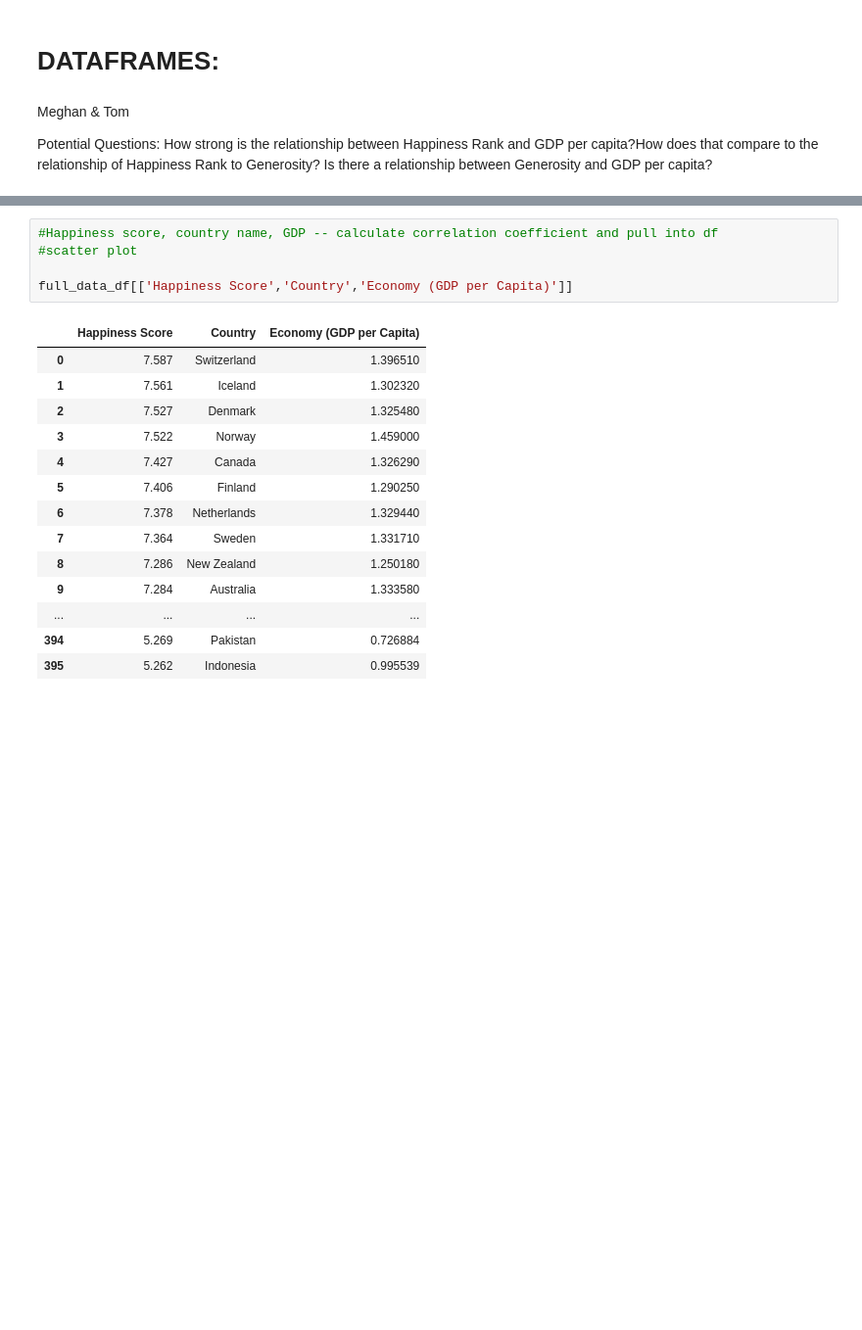
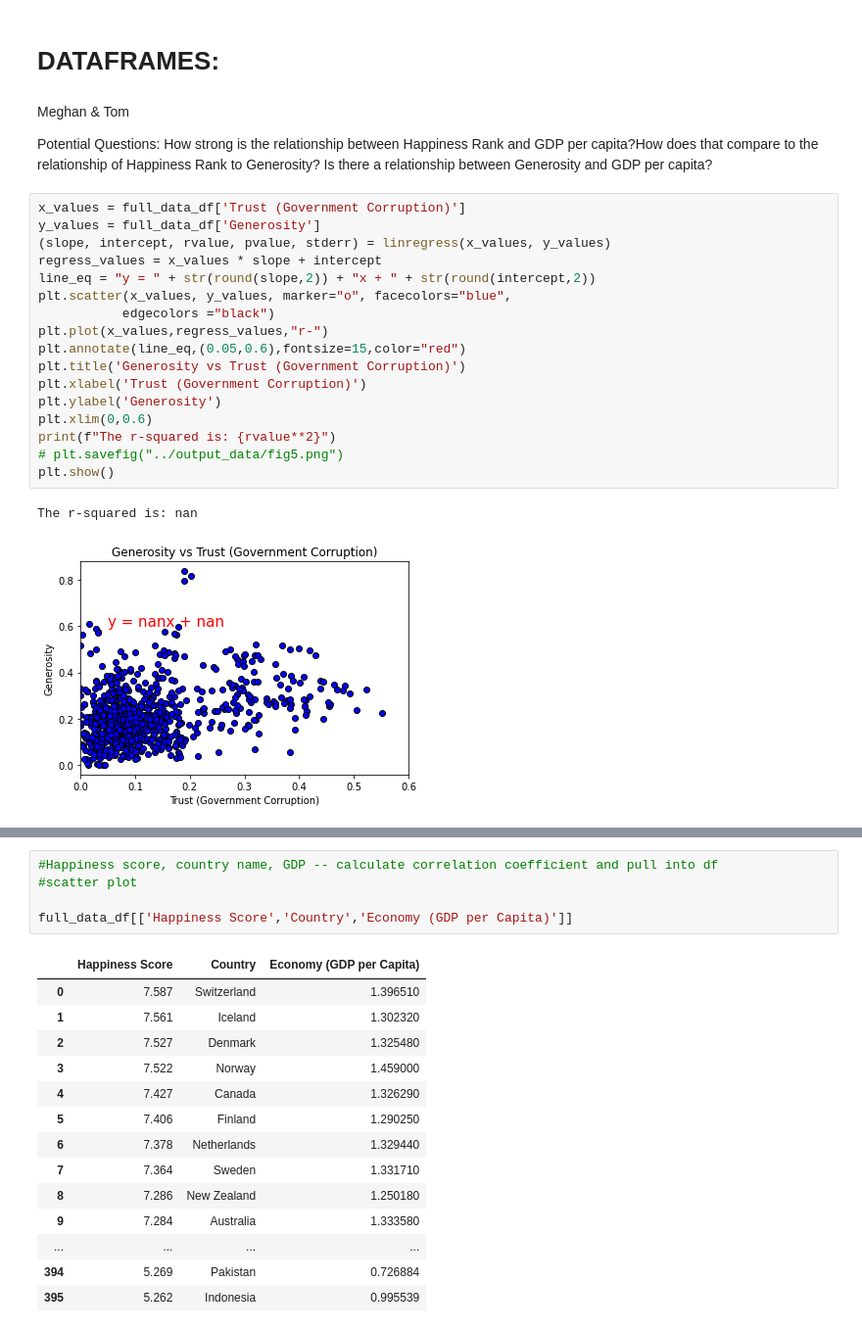
Before and after one commit to schwamb/project_1, a Jupyter notebook: tom_edits_2.ipynb, the cells around one changed output, grey strips where cells are left out. Shown at 98% size. Drawn from its saved outputs; the diff is of its cells as text; blank space fills up the shorter version.

Commit message:
Running and generating regressions...

```diff
--- a/tom_edits_2.ipynb
+++ b/tom_edits_2.ipynb
@@ -232,3 +232,23 @@ Meghan & Tom
 Potential Questions:
 How strong is the relationship between Happiness Rank and GDP per capita?How does that compare to the relationship of Happiness Rank to Generosity?
 Is there a relationship between Generosity and GDP per capita?
+# %%
+x_values = full_data_df['Trust (Government Corruption)']
+y_values = full_data_df['Generosity']
+(slope, intercept, rvalue, pvalue, stderr) = linregress(x_values, y_values)
+regress_values = x_values * slope + intercept
+line_eq = "y = " + str(round(slope,2)) + "x + " + str(round(intercept,2))
+plt.scatter(x_values, y_values, marker="o", facecolors="blue",
+           edgecolors ="black")
+plt.plot(x_values,regress_values,"r-")
+plt.annotate(line_eq,(0.05,0.6),fontsize=15,color="red")
+plt.title('Generosity vs Trust (Government Corruption)')
+plt.xlabel('Trust (Government Corruption)')
+plt.ylabel('Generosity')
+plt.xlim(0,0.6)
+print(f"The r-squared is: {rvalue**2}")
+# plt.savefig("../output_data/fig5.png")
+plt.show()
+# %% [output]
+The r-squared is: nan
+[figure, added]
```
Also changed, not shown: parts of 6 cells of this notebook.
